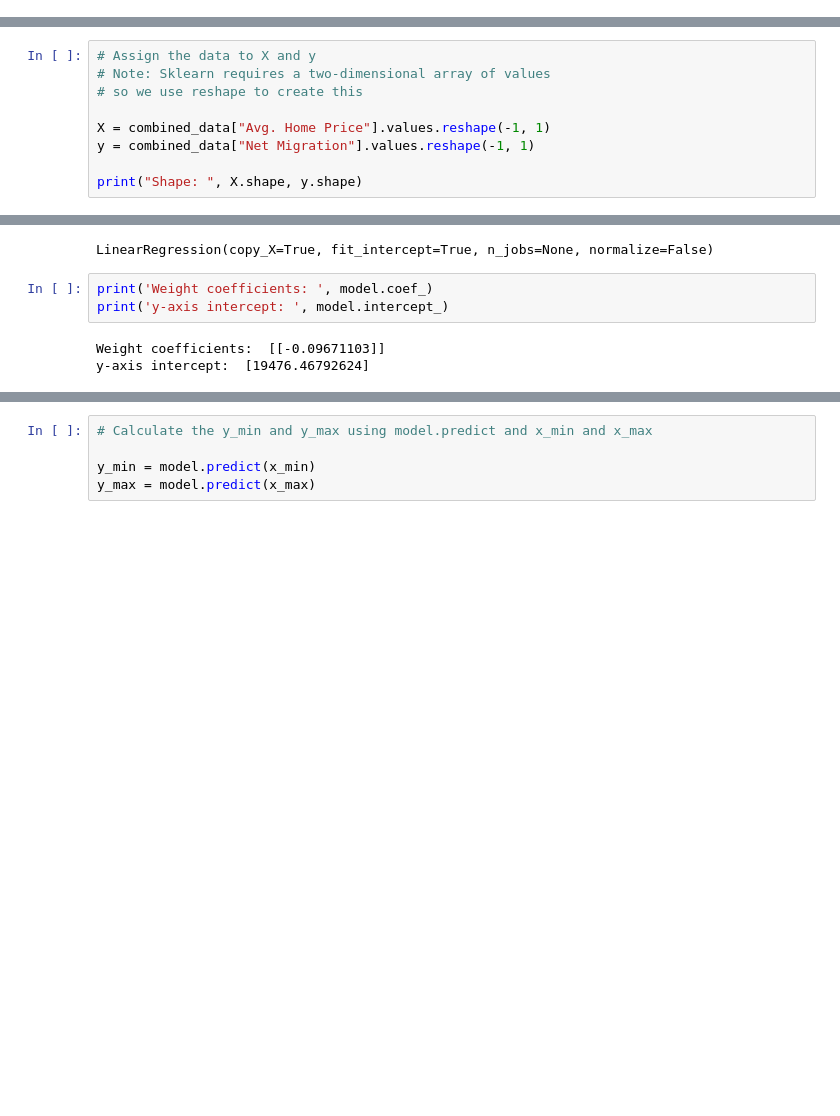
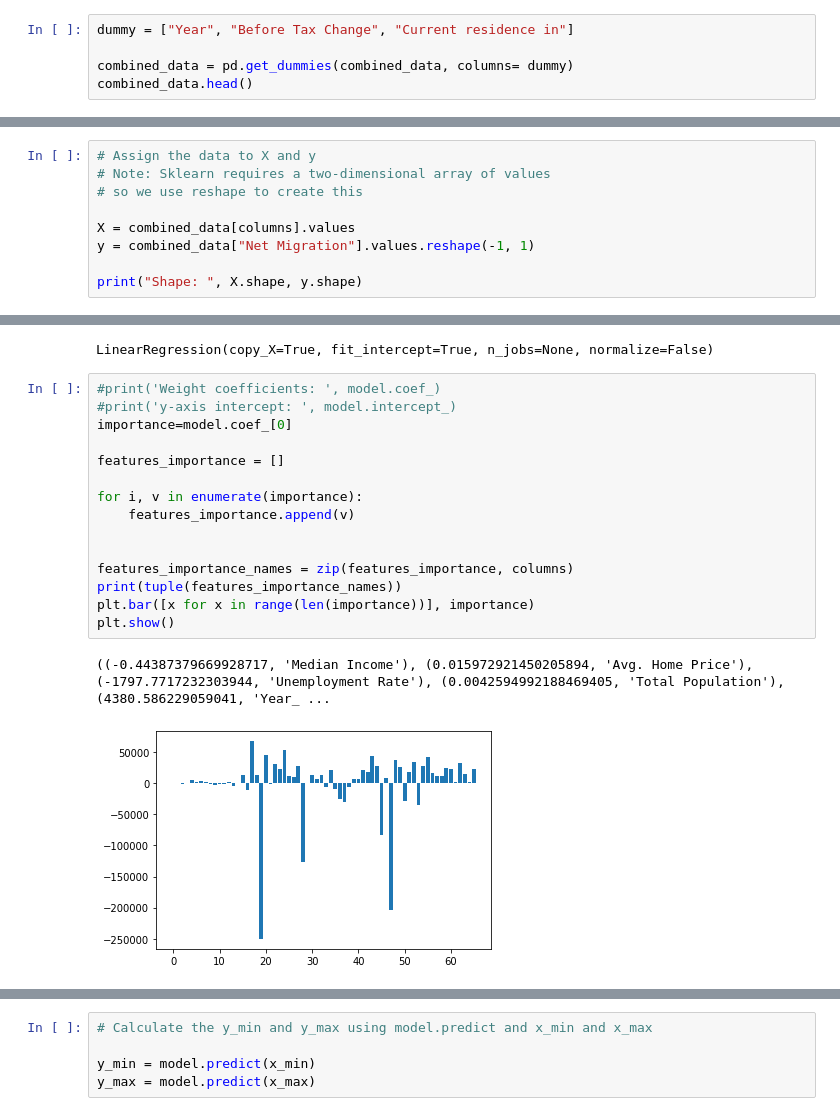
Before and after one commit to mjstriffler/housingdata_project, a Jupyter notebook: LinearRegresionNetMigration.ipynb, the cells around one changed output, grey strips where cells are left out. Saved outputs shown, nothing was run; the diff lists cells and outputs as text; blank space fills up the shorter version.

```diff
--- a/LinearRegresionNetMigration.ipynb
+++ b/LinearRegresionNetMigration.ipynb
@@ -20,0 +20,5 @@ combined_data.head()
+# %%
+dummy = ["Year", "Before Tax Change", "Current residence in"]
+
+combined_data = pd.get_dummies(combined_data, columns= dummy)
+combined_data.head()
@@ -23,7 +118,7 @@ combined_data.head()
 # Note: Sklearn requires a two-dimensional array of values
 # so we use reshape to create this
 
-X = combined_data["Avg. Home Price"].values.reshape(-1, 1)
+X = combined_data[columns].values
 y = combined_data["Net Migration"].values.reshape(-1, 1)
 
 print("Shape: ", X.shape, y.shape)
@@ -53,9 +139,21 @@ model = LinearRegression()
 model.fit(X_train, y_train)
 # %% [output]
 LinearRegression(copy_X=True, fit_intercept=True, n_jobs=None, normalize=False)
-# %%
-print('Weight coefficients: ', model.coef_)
-print('y-axis intercept: ', model.intercept_)
-# %% [output]
-Weight coefficients:  [[-0.09671103]]
-y-axis intercept:  [19476.46792624]
+# %%
+#print('Weight coefficients: ', model.coef_)
+#print('y-axis intercept: ', model.intercept_)
+importance=model.coef_[0]
+
+features_importance = []
+
+for i, v in enumerate(importance):
+    features_importance.append(v)
+
+
+features_importance_names = zip(features_importance, columns)
+print(tuple(features_importance_names))
+plt.bar([x for x in range(len(importance))], importance)
+plt.show()
+# %% [output]
+((-0.44387379669928717, 'Median Income'), (0.015972921450205894, 'Avg. Home Price'), (-1797.7717232303944, 'Unemployment Rate'), (0.0042594992188469405, 'Total Population'), (4380.586229059041, 'Year_ ...
+[figure, added]
```
Also changed, not shown: parts of 31 cells of this notebook, 1 other file.
